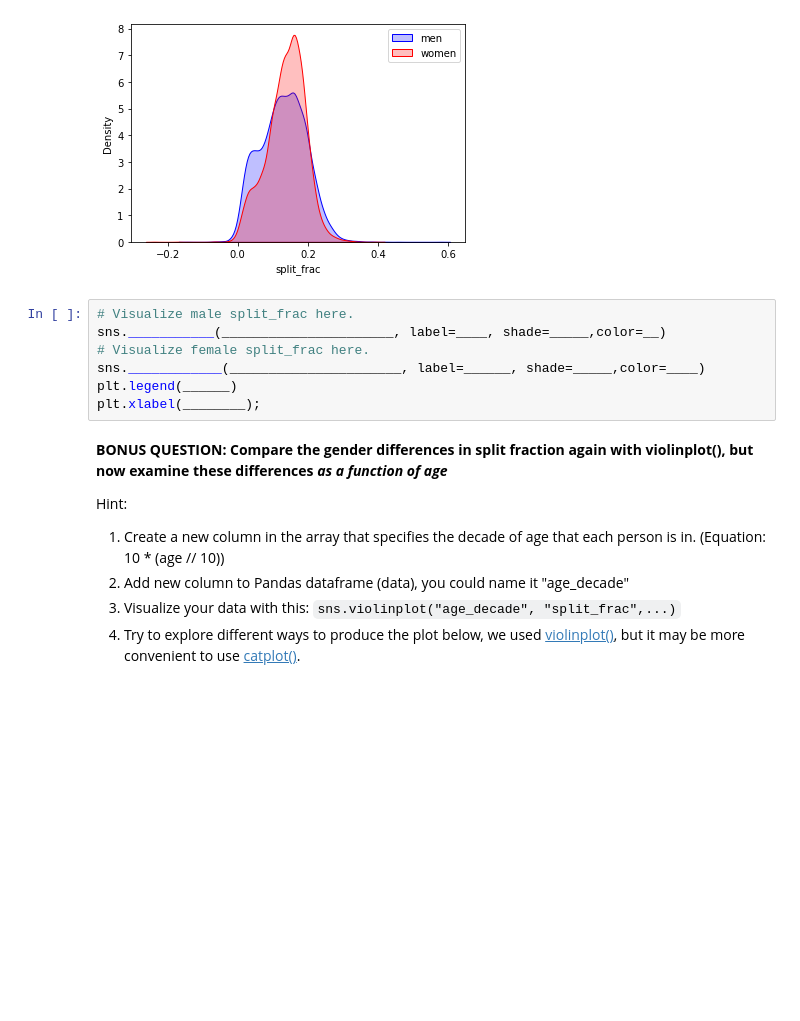
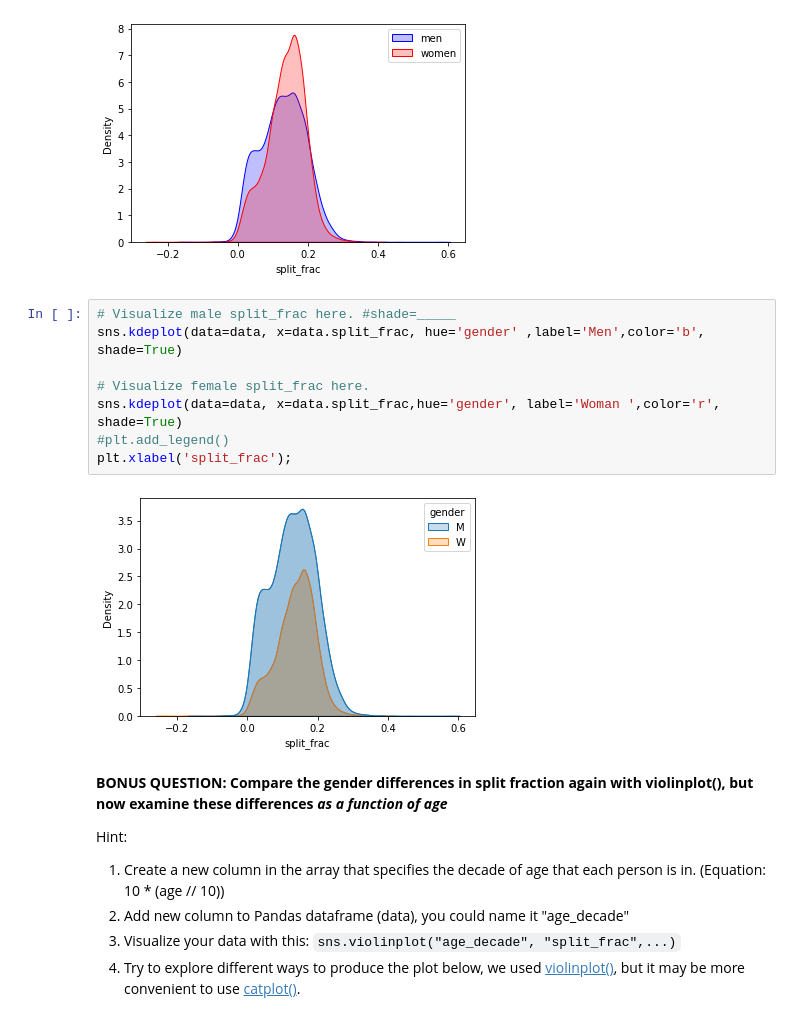
Before and after one commit to emiljor/2022_Intro_Python, a Jupyter notebook: Exercises/W4_S2.ipynb, the cells around one changed output. Saved outputs shown, nothing was run; the diff lists cells and outputs as text; blank space fills up the shorter version.

```diff
--- a/Exercises/W4_S2.ipynb
+++ b/Exercises/W4_S2.ipynb
@@ -128,12 +152,15 @@ Hint: You can use `kdeplot()` function in seaborn for this question. Check the s
 # %% [markdown]
 ![Unknown-5.png](embedded-picture-1)
 # %%
-# Visualize male split_frac here.
-sns.___________(______________________, label=____, shade=_____,color=__)
+# Visualize male split_frac here. #shade=_____
+sns.kdeplot(data=data, x=data.split_frac, hue='gender' ,label='Men',color='b', shade=True)
+
 # Visualize female split_frac here.
-sns.____________(______________________, label=______, shade=_____,color=____)
-plt.legend(______)
-plt.xlabel(________);
+sns.kdeplot(data=data, x=data.split_frac,hue='gender', label='Woman ',color='r', shade=True)
+#plt.add_legend()
+plt.xlabel('split_frac');
+# %% [output]
+[figure, added]
 # %% [markdown]
 **BONUS QUESTION: Compare the gender differences in split fraction again with violinplot(), but now examine these differences *as a function of age***
 
```
Also changed, not shown: parts of 8 cells of this notebook.
